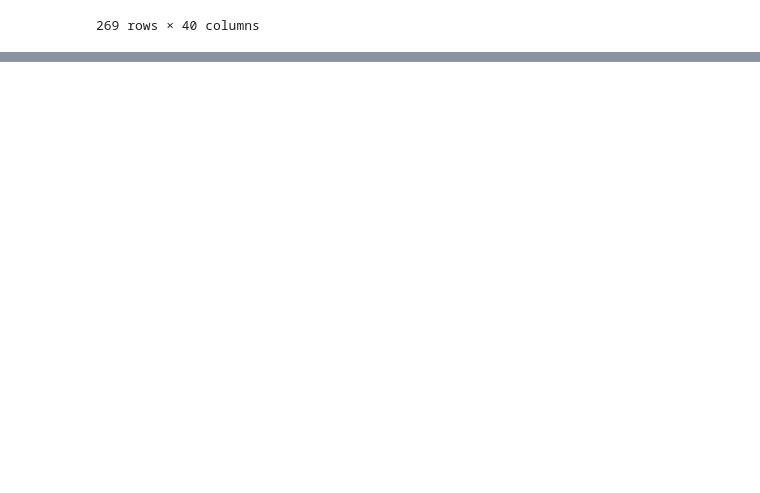
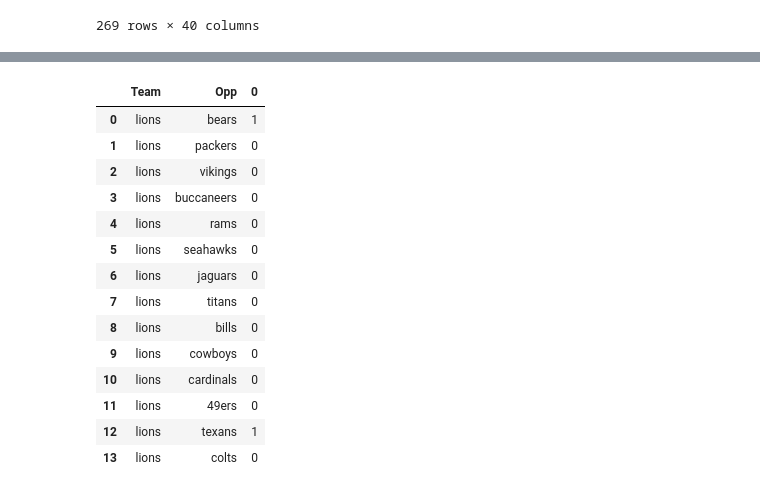
Before and after one commit to pawlow54/CMSE482, a Jupyter notebook: Developing.ipynb, the cells around one changed output, grey strips where cells are left out. Cells and saved outputs as stored; diff of their text form; code cells hidden in the pictures; blank space fills up the shorter version.

Commit message:
tested lions data, needs work

```diff
--- a/Developing.ipynb
+++ b/Developing.ipynb
@@ -413,4 +430,5 @@ Please also refer to the documentation for alternative solver options:
     https://scikit-learn.org/stable/modules/linear_model.html#logistic-regression
   n_iter_i = _check_optimize_result(
 # %%
-i
+lions_2024 = pd.read_excel('lions_2024.xlsx')
+lions_2024
@@ -416,0 +451,44 @@ i
+# %%
+lions_2024_team = lions_2024[['Team']]
+lions_2024_opp = lions_2024[['Opp']]
+
+lions_2024_team = pd.merge(lions_2024_team, agg_2023, how = 'left', on = 'Team')
+
+for col in lions_2024_team.columns:
+    if col not in ['Team']:
+        lions_2024_team.rename(columns={col: 'Team_' + col}, inplace=True)
+
+lions_2024_opp = pd.merge(lions_2024_opp, agg_2023, how = 'left', left_on = 'Opp', right_on = 'Team')
+lions_2024_opp = lions_2024_opp.drop(columns = 'Team')
+
+for col in lions_2024_opp.columns:
+    if col not in ['Opp']:
+        lions_2024_opp.rename(columns={col: 'Opp_' + col}, inplace=True)
+
+
+lions_2024_agg = pd.concat([lions_2024_team, lions_2024_opp], axis = 1)
+
+lions_2024_agg['Team'] = lions_2024_agg['Team'].map(team_name_to_number)
+lions_2024_agg['Opp'] = lions_2024_agg['Opp'].map(team_name_to_number)
+# %%
+lions_pred = lr.predict(lions_2024_agg)
+
+lions_2024 = pd.concat([lions_2024, pd.DataFrame(lions_pred)], axis = 1)
+# %%
+lions_2024
+# %% [output]
+|  | Team | Opp | 0 |
+| 0 | lions | bears | 1 |
+| 1 | lions | packers | 0 |
+| 2 | lions | vikings | 0 |
+| 3 | lions | buccaneers | 0 |
+| 4 | lions | rams | 0 |
+| 5 | lions | seahawks | 0 |
+| 6 | lions | jaguars | 0 |
+| 7 | lions | titans | 0 |
+| 8 | lions | bills | 0 |
+| 9 | lions | cowboys | 0 |
+| 10 | lions | cardinals | 0 |
+| 11 | lions | 49ers | 0 |
+| 12 | lions | texans | 1 |
+| 13 | lions | colts | 0 |
```
Also changed, not shown: parts of 3 cells of this notebook.
